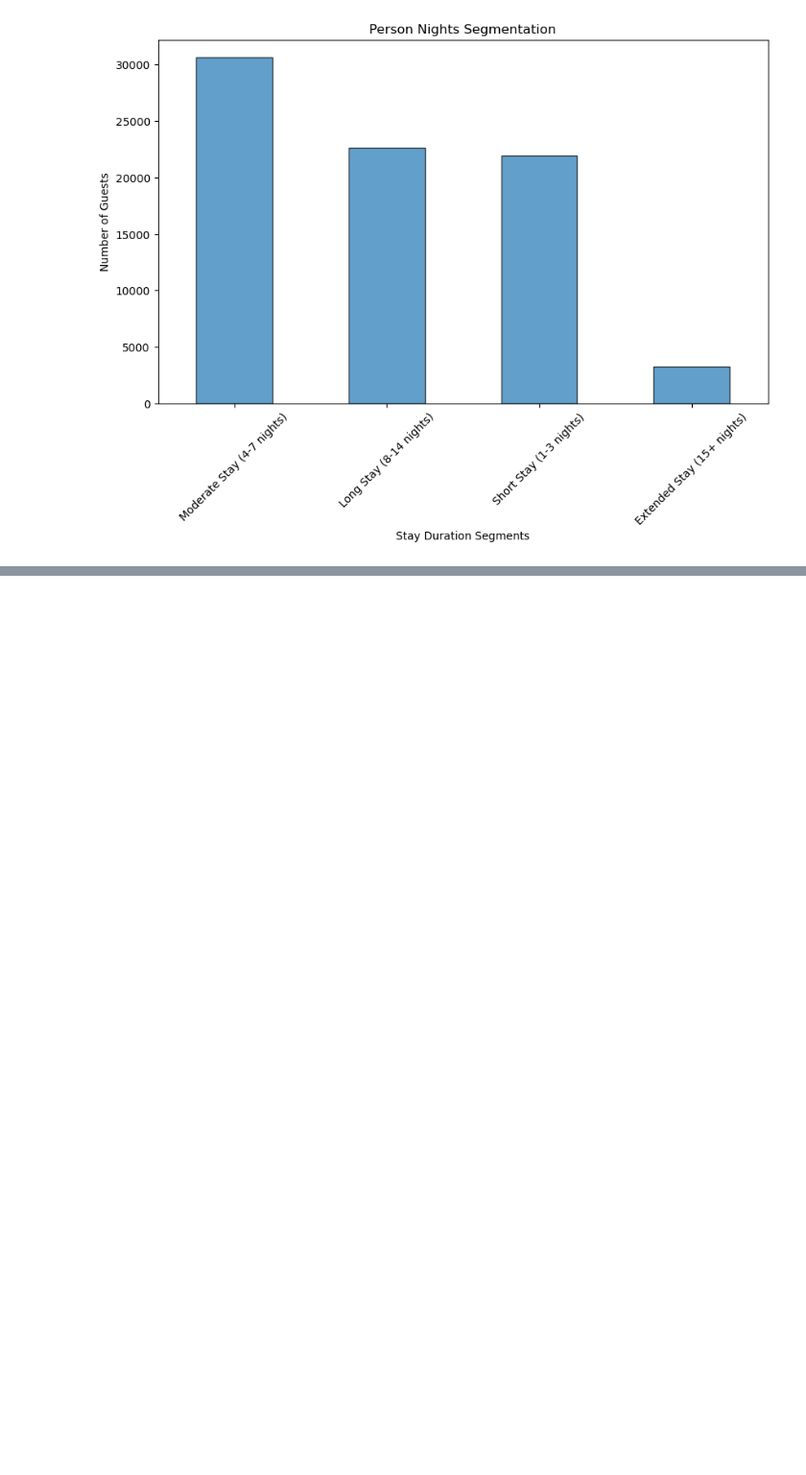
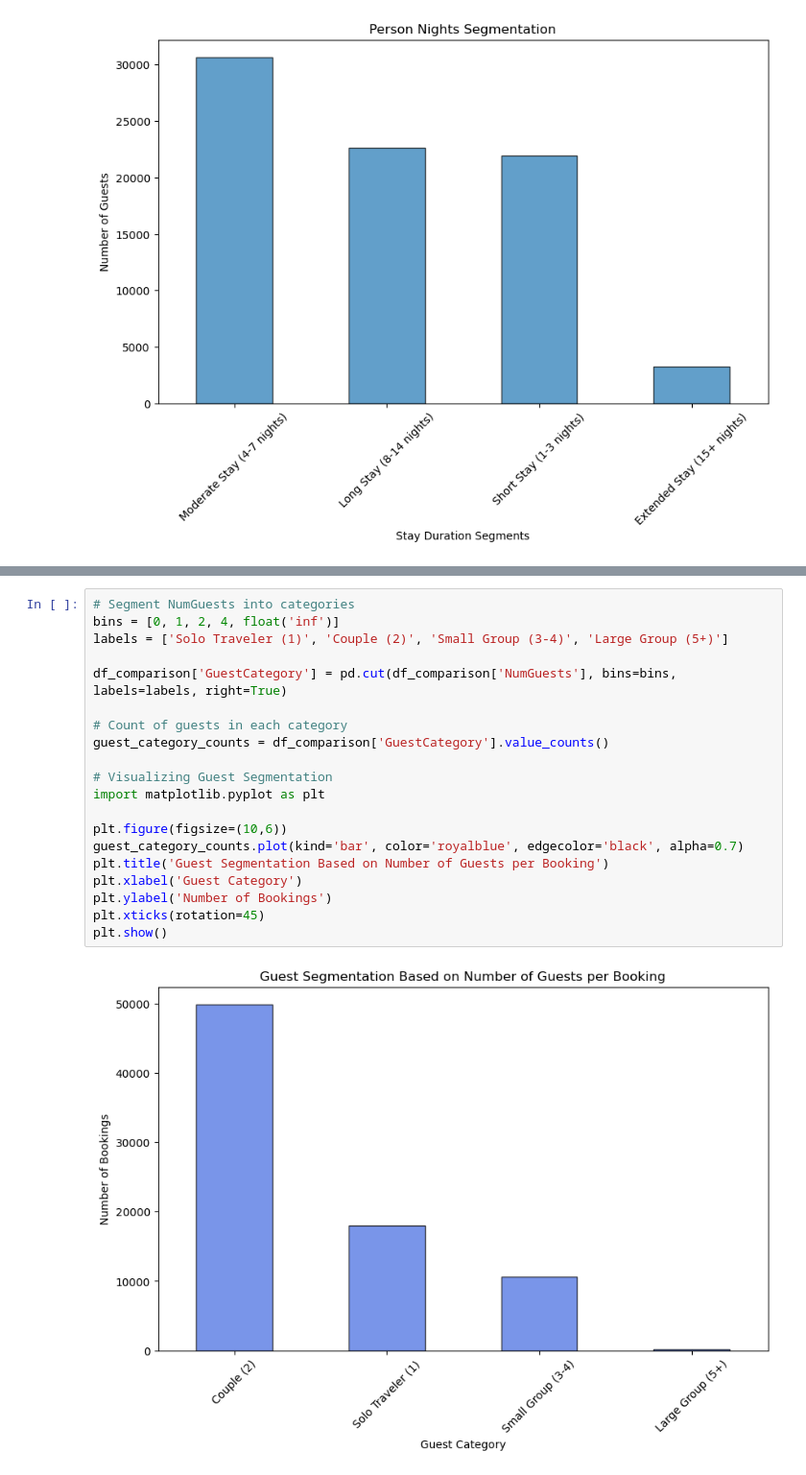
Before and after one commit to RubenCMarques/Hotel-Customer-Segmentation, a Jupyter notebook: Notebooks/Main_notebook.ipynb, the cells around one changed output, grey strips where cells are left out. Shown at 96% size. Cells and saved outputs as stored; diff of their text form; blank space fills up the shorter version.

Commit message:
Exploring number of guests

```diff
--- a/Notebooks/Main_notebook.ipynb
+++ b/Notebooks/Main_notebook.ipynb
@@ -897,0 +904,22 @@ ModuleNotFoundError: No module named 'ace_tools'
+# %%
+# Segment NumGuests into categories
+bins = [0, 1, 2, 4, float('inf')]
+labels = ['Solo Traveler (1)', 'Couple (2)', 'Small Group (3-4)', 'Large Group (5+)']
+
+df_comparison['GuestCategory'] = pd.cut(df_comparison['NumGuests'], bins=bins, labels=labels, right=True)
+
+# Count of guests in each category
+guest_category_counts = df_comparison['GuestCategory'].value_counts()
+
+# Visualizing Guest Segmentation
+import matplotlib.pyplot as plt
+
+plt.figure(figsize=(10,6))
+guest_category_counts.plot(kind='bar', color='royalblue', edgecolor='black', alpha=0.7)
+plt.title('Guest Segmentation Based on Number of Guests per Booking')
+plt.xlabel('Guest Category')
+plt.ylabel('Number of Bookings')
+plt.xticks(rotation=45)
+plt.show()
+# %% [output]
+[figure, added]
```
Also changed, not shown: parts of 6 cells of this notebook.
